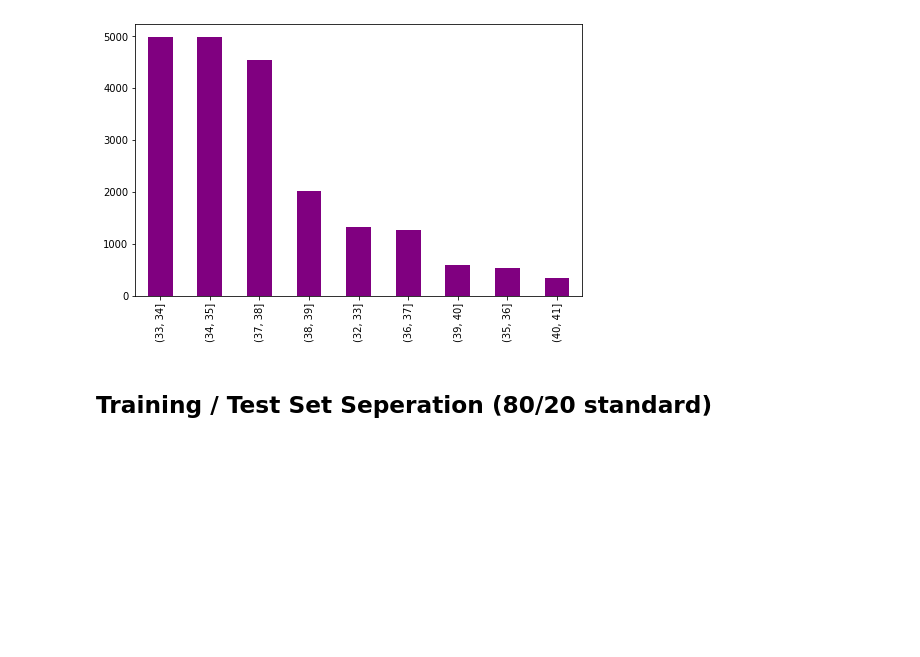
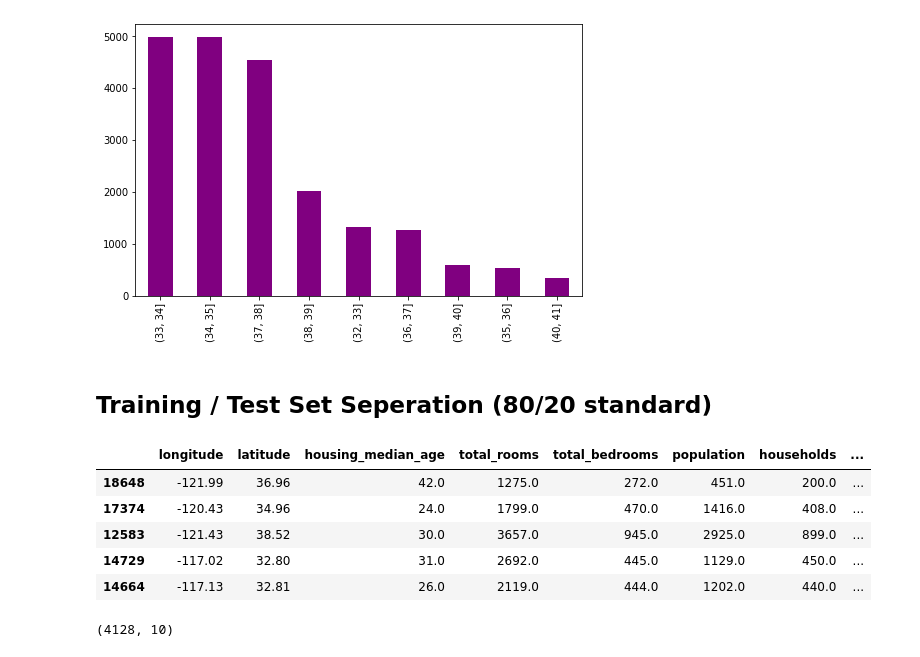
Before and after one commit to brandon-debruyn/project_machine_learning, a Jupyter notebook: california_housing_prices_1990/main.ipynb, the cells around one changed output. Drawn from its saved outputs; the diff is of its cells as text; code cells hidden in the pictures; blank space fills up the shorter version.

Commit message:
test/train

```diff
--- a/california_housing_prices_1990/main.ipynb
+++ b/california_housing_prices_1990/main.ipynb
@@ -3,11 +3,17 @@ import csv
 import pandas as pd
 import os
 import numpy as np
+import sys
+
+sys.path.insert(0, '../')
+
+from external import ext_functions
 
 DATA_PATH = os.path.join("data")
 
-def load_data(data_path=DATA_PATH):
+def load_data(data_path=DATA_PATH) -> (pd.DataFrame):
     csv_path = os.path.join(data_path, "housing.csv")
+
     return pd.read_csv(csv_path)
 # %% [markdown]
 ## Data Investigation
@@ -137,3 +143,18 @@ property_distr_cat.value_counts().plot.bar(color="purple", figsize=(8,5))
 [figure]
 # %% [markdown]
 ## Training / Test Set Seperation (80/20 standard)
+# %%
+train_set, test_set = ext_functions.split_data(housing_data)
+train_set.head(5)
+# %% [output]
+|  | longitude | latitude | housing_median_age | total_rooms | total_bedrooms | population | households | ... |
+| 18648 | -121.99 | 36.96 | 42.0 | 1275.0 | 272.0 | 451.0 | 200.0 | ... |
+| 17374 | -120.43 | 34.96 | 24.0 | 1799.0 | 470.0 | 1416.0 | 408.0 | ... |
+| 12583 | -121.43 | 38.52 | 30.0 | 3657.0 | 945.0 | 2925.0 | 899.0 | ... |
+| 14729 | -117.02 | 32.80 | 31.0 | 2692.0 | 445.0 | 1129.0 | 450.0 | ... |
+| 14664 | -117.13 | 32.81 | 26.0 | 2119.0 | 444.0 | 1202.0 | 440.0 | ... |
+# %%
+train_set.shape # (16512, 10)
+test_set.shape # (4128, 10)
+# %% [output]
+(4128, 10)
```
Also changed, not shown: 1 other file.
